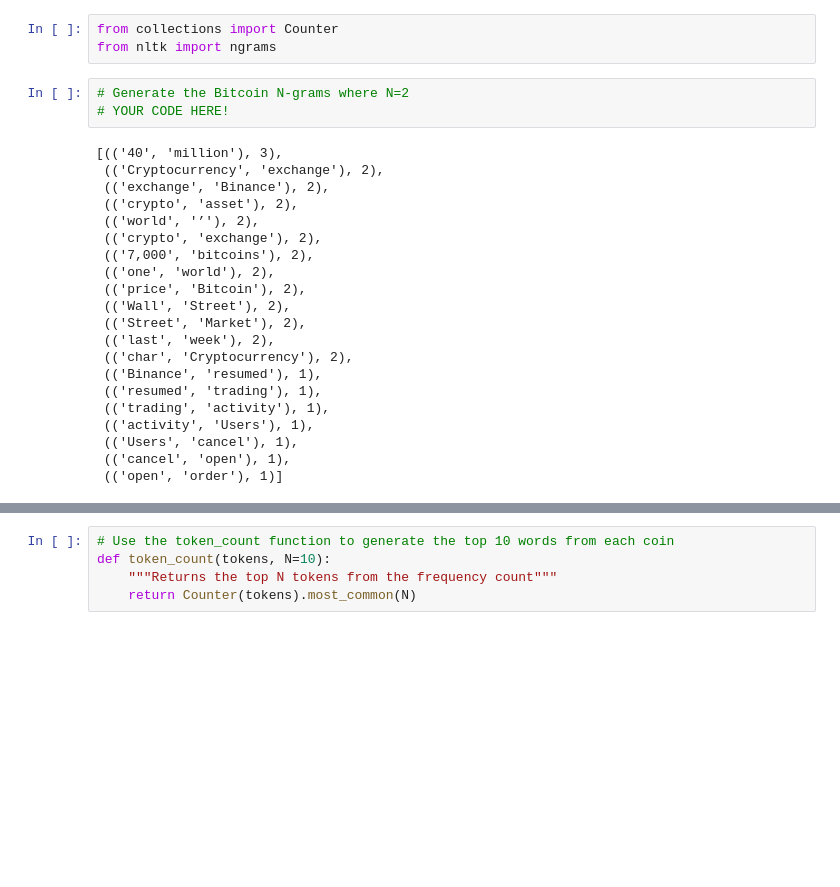
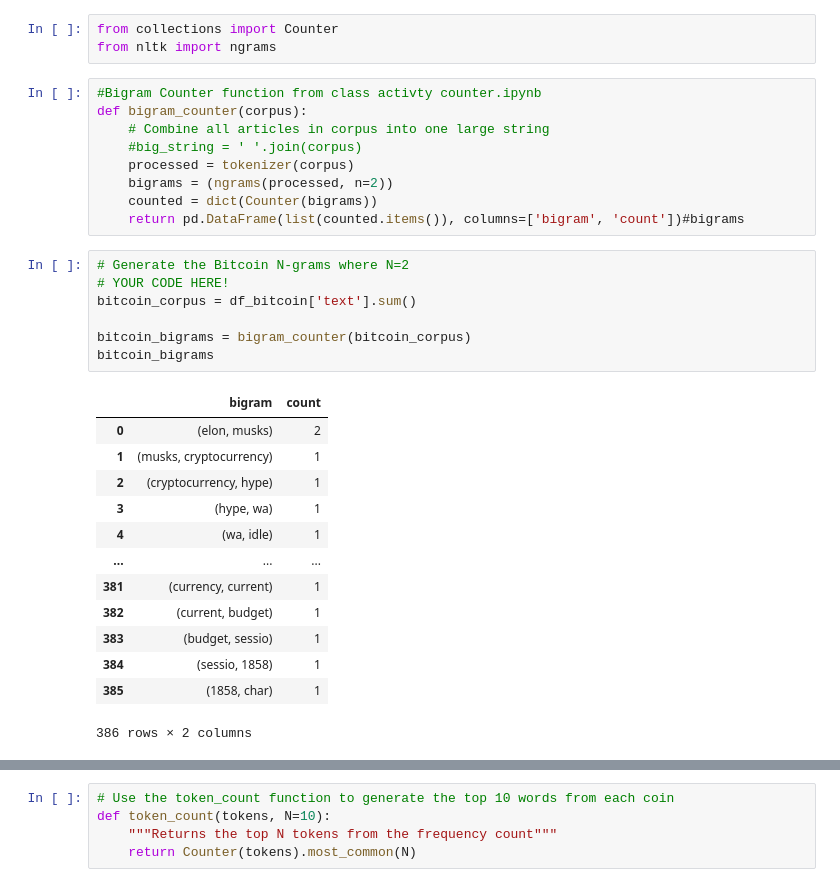
Before and after one commit to mnewk555/nlg-homework, a Jupyter notebook: crypto_sentiment.ipynb, the cells around one changed output, grey strips where cells are left out. Saved outputs shown, nothing was run; the diff lists cells and outputs as text; blank space fills up the shorter version.

```diff
--- a/crypto_sentiment.ipynb
+++ b/crypto_sentiment.ipynb
@@ -380,30 +383,36 @@ In this section you will look at the ngrams and word frequency for each coin.
 # %%
 from collections import Counter
 from nltk import ngrams
+# %%
+#Bigram Counter function from class activty counter.ipynb
+def bigram_counter(corpus):
+    # Combine all articles in corpus into one large string
+    #big_string = ' '.join(corpus)
+    processed = tokenizer(corpus)
+    bigrams = (ngrams(processed, n=2))
+    counted = dict(Counter(bigrams))
+    return pd.DataFrame(list(counted.items()), columns=['bigram', 'count'])#bigrams
 # %%
 # Generate the Bitcoin N-grams where N=2
 # YOUR CODE HERE!
+bitcoin_corpus = df_bitcoin['text'].sum()
+
+bitcoin_bigrams = bigram_counter(bitcoin_corpus)
+bitcoin_bigrams
 # %% [output]
+|  | bigram | count |
+| 0 | (elon, musks) | 2 |
+| 1 | (musks, cryptocurrency) | 1 |
+| 2 | (cryptocurrency, hype) | 1 |
+| 3 | (hype, wa) | 1 |
+| 4 | (wa, idle) | 1 |
+| ... | ... | ... |
+| 381 | (currency, current) | 1 |
+| 382 | (current, budget) | 1 |
+| 383 | (budget, sessio) | 1 |
+| 384 | (sessio, 1858) | 1 |
+| 385 | (1858, char) | 1 |
-[(('40', 'million'), 3),
- (('Cryptocurrency', 'exchange'), 2),
- (('exchange', 'Binance'), 2),
- (('crypto', 'asset'), 2),
- (('world', '’'), 2),
- (('crypto', 'exchange'), 2),
- (('7,000', 'bitcoins'), 2),
- (('one', 'world'), 2),
- (('price', 'Bitcoin'), 2),
- (('Wall', 'Street'), 2),
- (('Street', 'Market'), 2),
- (('last', 'week'), 2),
- (('char', 'Cryptocurrency'), 2),
- (('Binance', 'resumed'), 1),
- (('resumed', 'trading'), 1),
- (('trading', 'activity'), 1),
- (('activity', 'Users'), 1),
- (('Users', 'cancel'), 1),
- (('cancel', 'open'), 1),
- (('open', 'order'), 1)]
+386 rows × 2 columns
 # %%
 # Generate the Ethereum N-grams where N=2
 # YOUR CODE HERE!
```
Also changed, not shown: parts of 23 cells of this notebook.
